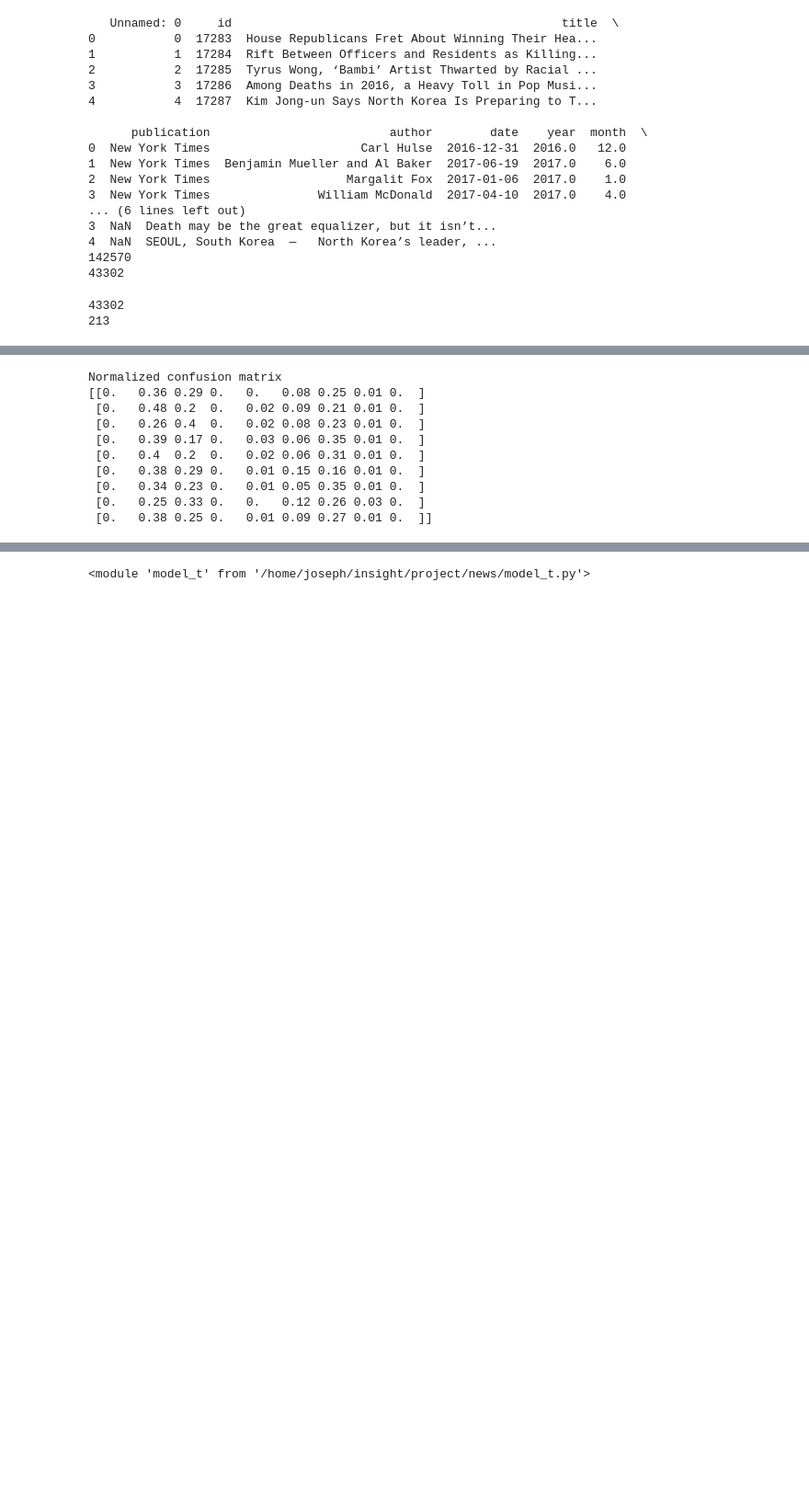
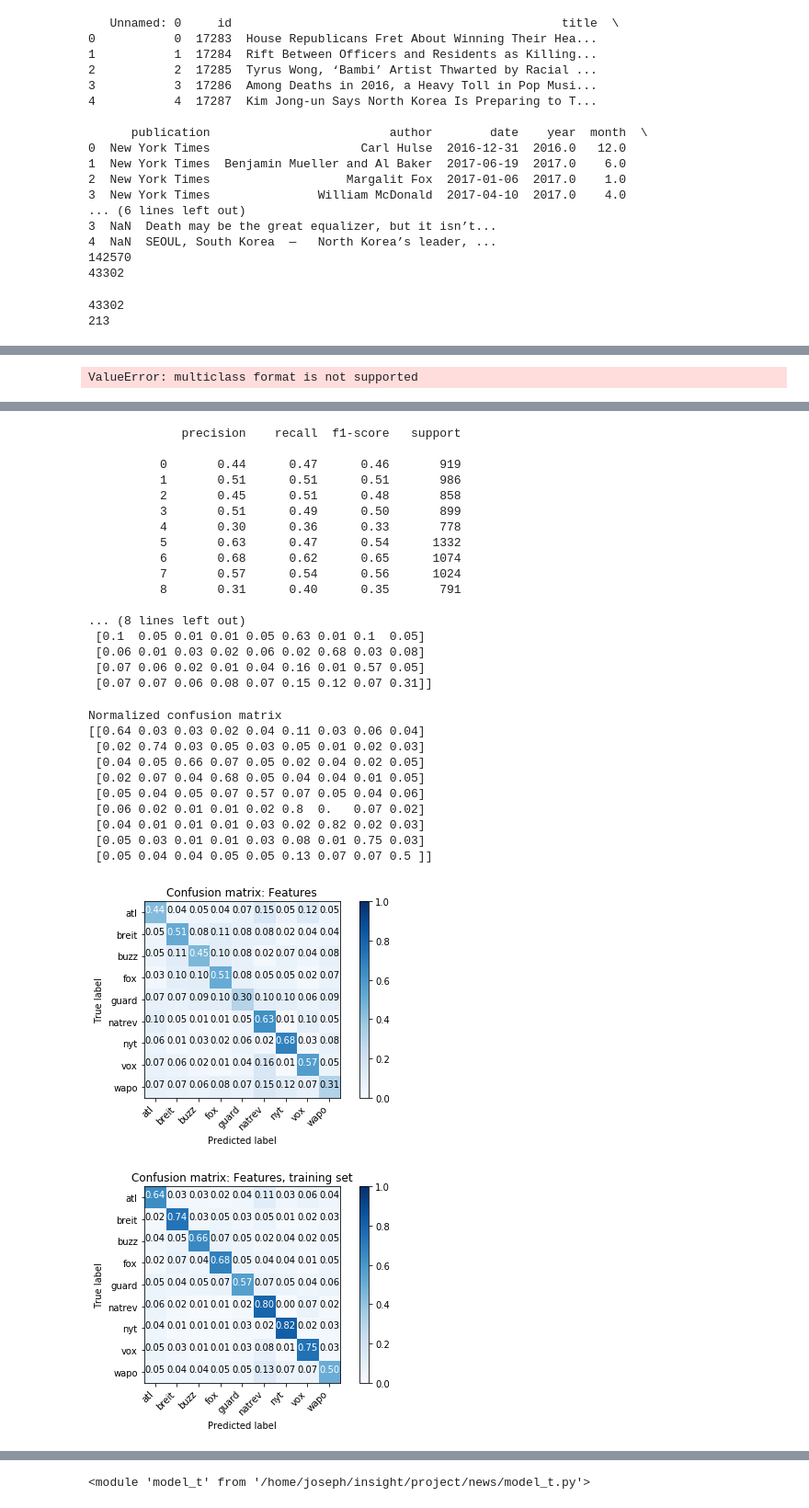
Before and after one commit to jwymbs23/insight, a Jupyter notebook: classify.ipynb, the cells around one changed output, grey strips where cells are left out. Shown: that part at 92% size. Saved outputs shown, nothing was run; the diff lists cells and outputs as text; code cells hidden in the pictures; blank space fills up the shorter version.

```diff
--- a/classify.ipynb
+++ b/classify.ipynb
@@ -428,3 +443,9 @@ Pipeline(memory=None,
+# %%
+from sklearn.metrics import roc_curve
+y_stats_pred = stats_pipeline.predict_proba(X_stats_test)
+roc_curve(y_test,y_stats_pred)
+# %% [output]
+ValueError: multiclass format is not supported
 # %%
 #train_model(model, X_stats_train, y_train)
 print(X_stats_test[0].astype(float))
@@ -433,4 +454,6 @@ print(stats_pipeline.steps[0][1])
 y_stats_pred = stats_pipeline.predict(X_stats_test)
 print(classification_report(y_stats_pred, y_test))
 score_model(y_test, y_stats_pred, pub_names, 'Features')
+y_stats_pred_train = stats_pipeline.predict(X_stats_train)
+score_model(y_train, y_stats_pred_train, pub_names, 'Features, training set')
 # %% [output]
@@ -454,13 +472,32 @@ avg / total       0.38      0.16      0.22      8661
-Normalized confusion matrix
-[[0.   0.36 0.29 0.   0.   0.08 0.25 0.01 0.  ]
- [0.   0.48 0.2  0.   0.02 0.09 0.21 0.01 0.  ]
- [0.   0.26 0.4  0.   0.02 0.08 0.23 0.01 0.  ]
- [0.   0.39 0.17 0.   0.03 0.06 0.35 0.01 0.  ]
- [0.   0.4  0.2  0.   0.02 0.06 0.31 0.01 0.  ]
- [0.   0.38 0.29 0.   0.01 0.15 0.16 0.01 0.  ]
- [0.   0.34 0.23 0.   0.01 0.05 0.35 0.01 0.  ]
- [0.   0.25 0.33 0.   0.   0.12 0.26 0.03 0.  ]
- [0.   0.38 0.25 0.   0.01 0.09 0.27 0.01 0.  ]]
+             precision    recall  f1-score   support
+
+          0       0.44      0.47      0.46       919
+          1       0.51      0.51      0.51       986
+          2       0.45      0.51      0.48       858
+          3       0.51      0.49      0.50       899
+          4       0.30      0.36      0.33       778
+          5       0.63      0.47      0.54      1332
+          6       0.68      0.62      0.65      1074
+          7       0.57      0.54      0.56      1024
+          8       0.31      0.40      0.35       791
+
+... (8 lines left out)
+ [0.1  0.05 0.01 0.01 0.05 0.63 0.01 0.1  0.05]
+ [0.06 0.01 0.03 0.02 0.06 0.02 0.68 0.03 0.08]
+ [0.07 0.06 0.02 0.01 0.04 0.16 0.01 0.57 0.05]
+ [0.07 0.07 0.06 0.08 0.07 0.15 0.12 0.07 0.31]]
+Normalized confusion matrix
+[[0.64 0.03 0.03 0.02 0.04 0.11 0.03 0.06 0.04]
+ [0.02 0.74 0.03 0.05 0.03 0.05 0.01 0.02 0.03]
+ [0.04 0.05 0.66 0.07 0.05 0.02 0.04 0.02 0.05]
+ [0.02 0.07 0.04 0.68 0.05 0.04 0.04 0.01 0.05]
+ [0.05 0.04 0.05 0.07 0.57 0.07 0.05 0.04 0.06]
+ [0.06 0.02 0.01 0.01 0.02 0.8  0.   0.07 0.02]
+ [0.04 0.01 0.01 0.01 0.03 0.02 0.82 0.02 0.03]
+ [0.05 0.03 0.01 0.01 0.03 0.08 0.01 0.75 0.03]
+ [0.05 0.04 0.04 0.05 0.05 0.13 0.07 0.07 0.5 ]]
+[figure, added]
+[figure, added]
 # %%
 feat_label_df = pd.DataFrame({feat_list[i]: X_stats_test[:,i] for i in range(len(feat_list)-1)})
 feat_label_df['true'] = y_test
```
Also changed, not shown: parts of 12 cells of this notebook, 15 other files.
